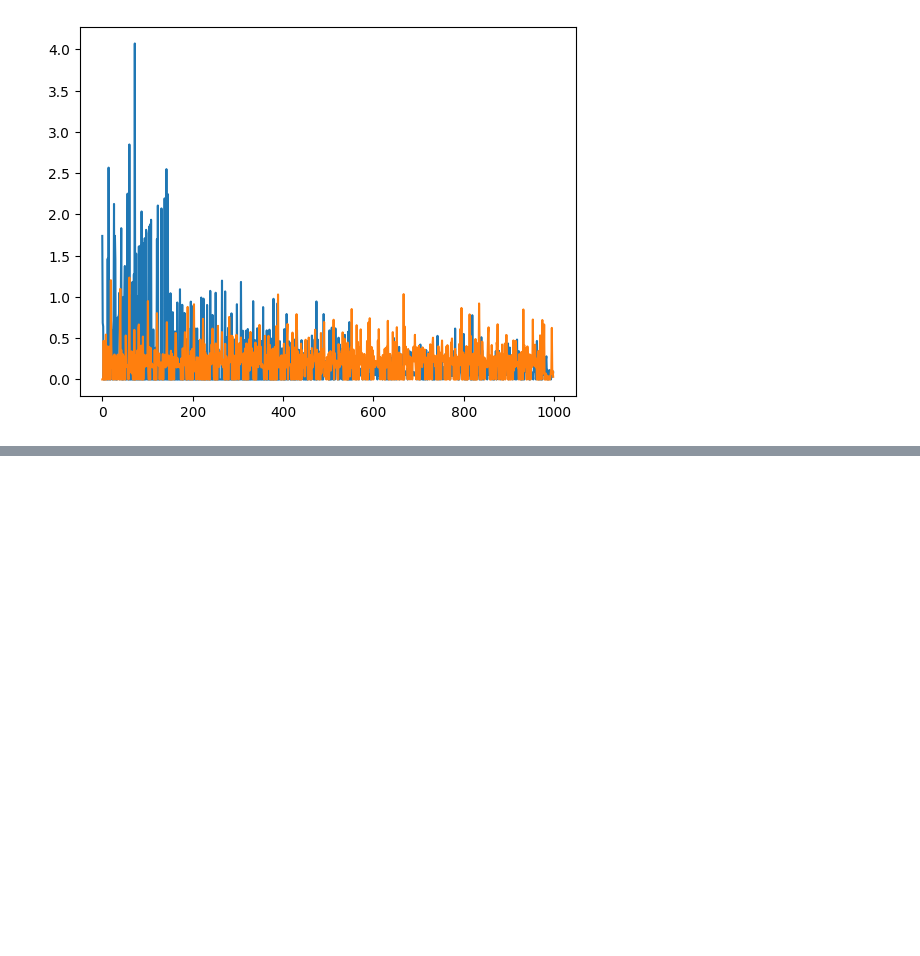
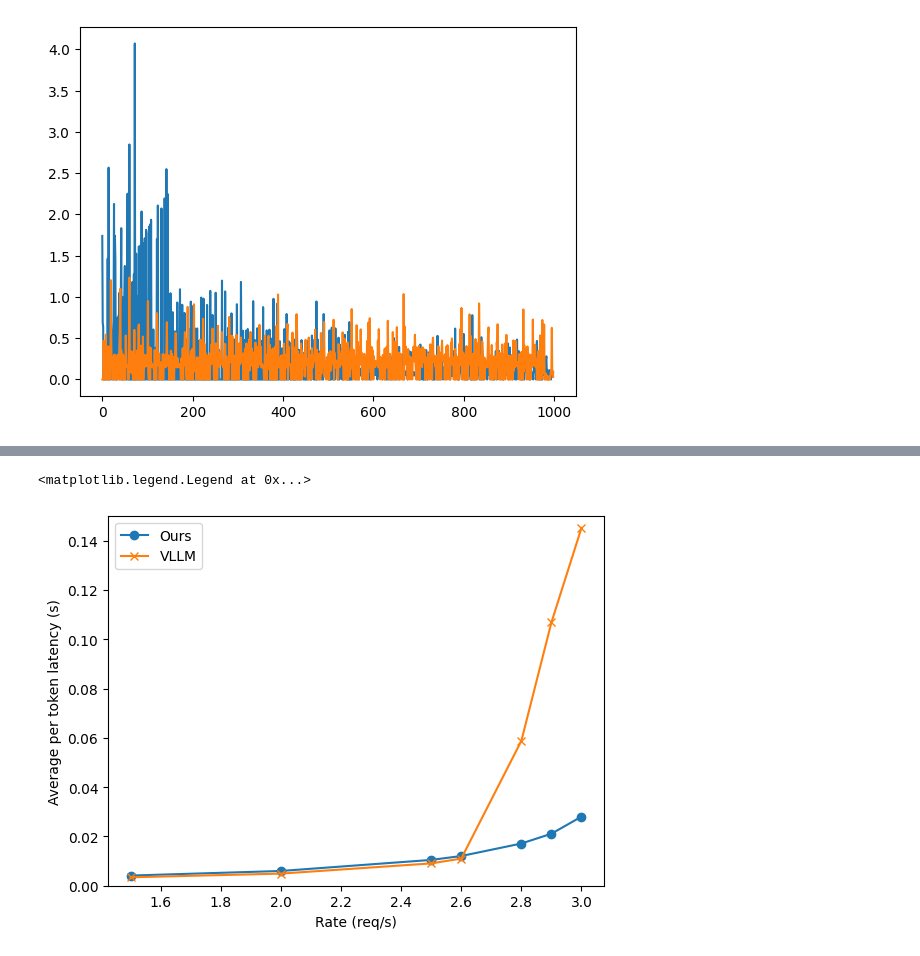
Before and after one commit to SwiftSeal03/swiftLLM, a Jupyter notebook: evaluation/illust.ipynb, the cells around one changed output, grey strips where cells are left out. Saved outputs shown, nothing was run; the diff lists cells and outputs as text; code cells hidden in the pictures; blank space fills up the shorter version.

```diff
--- a/evaluation/illust.ipynb
+++ b/evaluation/illust.ipynb
@@ -55,0 +56,31 @@ plt.legend()
+# %%
+import json
+import matplotlib.pyplot as plt
+
+
+def get_lat_avg(file):
+    with open(file) as f:
+        data = json.load(f)
+    # only take latter half
+    data = data[len(data) // 2:]
+    return sum([(x['end'] - x['start']) / (x['input_len'] + x['output_len']) for x in data]) / len(data)
+
+
+rates = [1.5, 2.0, 2.5, 2.6, 2.8, 2.9, 3.0]
+data_name = "azure_code"
+ours_lats = []
+vllm_lats = []
+for rate in rates:
+    rate_str = str(rate).replace(".", "_")
+    ours_lats.append(get_lat_avg(f"results/ours-{data_name}-lat-{rate_str}.json"))
+    vllm_lats.append(get_lat_avg(f"results/vllm-{data_name}-lat-{rate_str}.json"))
+
+plt.plot(rates, ours_lats, label="Ours", marker='o')
+plt.plot(rates, vllm_lats, label="VLLM", marker='x')
+plt.xlabel("Rate (req/s)")
+plt.ylabel("Average per token latency (s)")
+plt.ylim(0, 0.15)
+plt.legend()
+# %% [output]
+<matplotlib.legend.Legend at 0x...>
+[figure, added]
```
Also changed, not shown: parts of 1 cell of this notebook.
